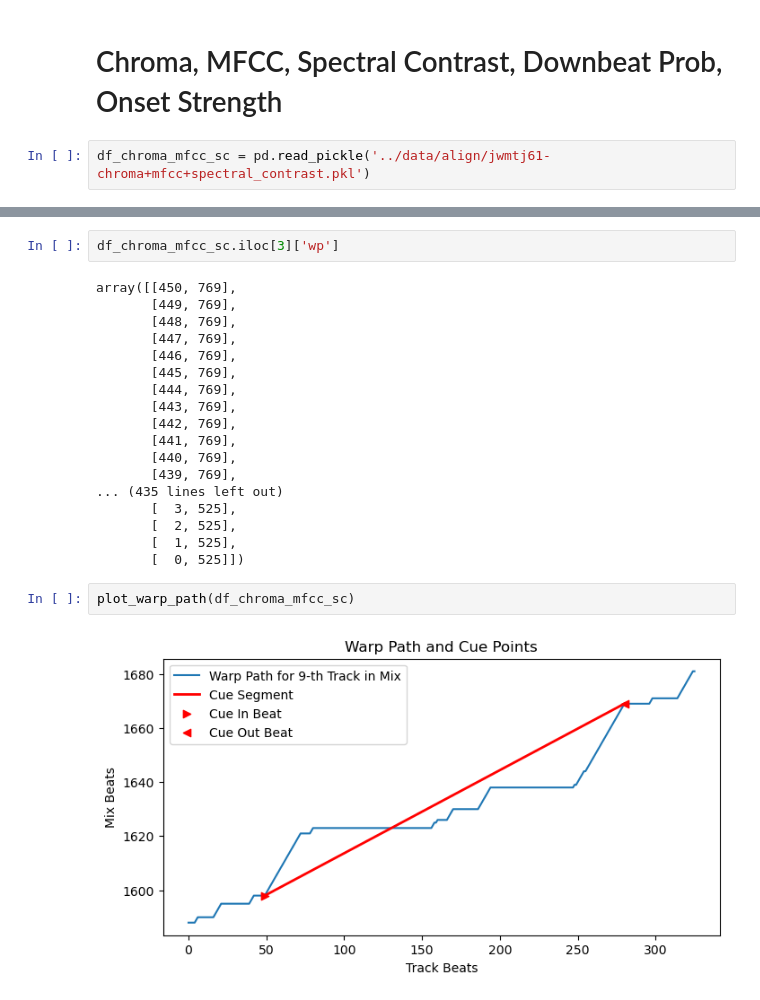
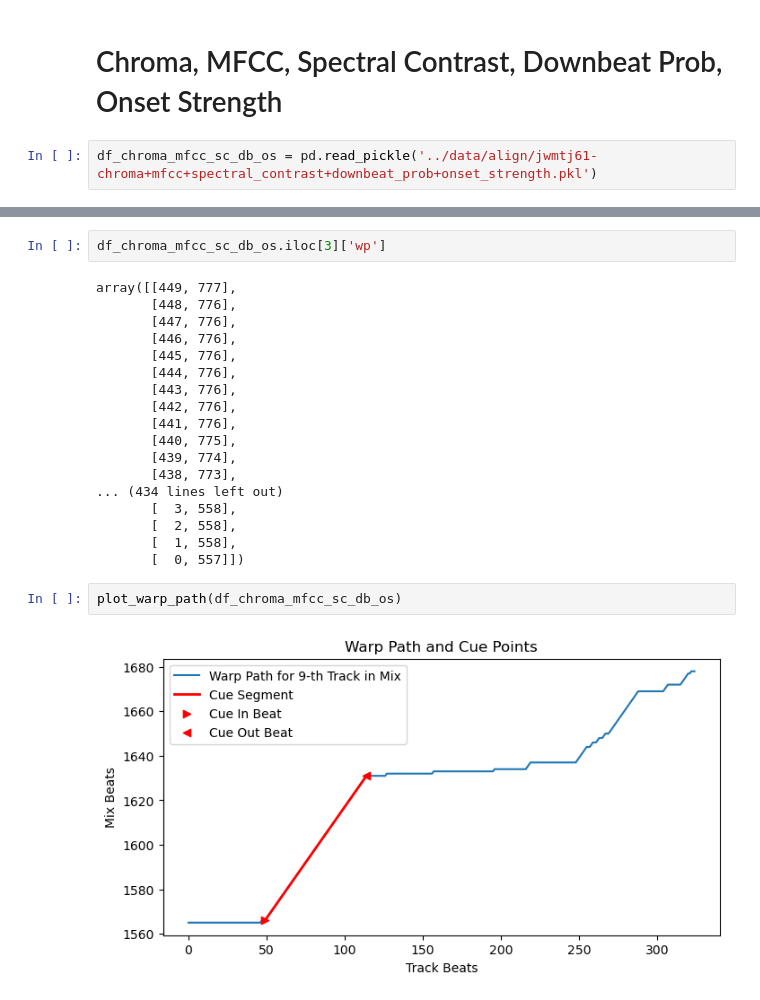
Before and after one commit to michaelhein39/dj-transition-predictor, a Jupyter notebook: notebooks/alignment_eda.ipynb, the cells around one changed output, grey strips where cells are left out. Drawn from its saved outputs; the diff is of its cells as text.

```diff
--- a/notebooks/alignment_eda.ipynb
+++ b/notebooks/alignment_eda.ipynb
@@ -620,5 +673,5 @@ array([[411, 222],
 # %% [markdown]
 # Chroma, MFCC, Spectral Contrast, Downbeat Prob, Onset Strength
 # %%
-df_chroma_mfcc_sc = pd.read_pickle('../data/align/jwmtj61-chroma+mfcc+spectral_contrast.pkl')
+df_chroma_mfcc_sc_db_os = pd.read_pickle('../data/align/jwmtj61-chroma+mfcc+spectral_contrast+downbeat_prob+onset_strength.pkl')
 # %%
@@ -693,24 +760,24 @@ df_chroma_mfcc_sc[['track_id', 'match_rate', 'best_cost',
 # %%
-df_chroma_mfcc_sc.iloc[3]['wp']
+df_chroma_mfcc_sc_db_os.iloc[3]['wp']
 # %% [output]
-array([[450, 769],
-       [449, 769],
-       [448, 769],
-       [447, 769],
-       [446, 769],
-       [445, 769],
-       [444, 769],
-       [443, 769],
-       [442, 769],
-       [441, 769],
-       [440, 769],
-       [439, 769],
-... (435 lines left out)
-       [  3, 525],
-       [  2, 525],
-       [  1, 525],
-       [  0, 525]])
+array([[449, 777],
+       [448, 776],
+       [447, 776],
+       [446, 776],
+       [445, 776],
+       [444, 776],
+       [443, 776],
+       [442, 776],
+       [441, 776],
+       [440, 775],
+       [439, 774],
+       [438, 773],
+... (434 lines left out)
+       [  3, 558],
+       [  2, 558],
+       [  1, 558],
+       [  0, 557]])
 # %%
-plot_warp_path(df_chroma_mfcc_sc)
+plot_warp_path(df_chroma_mfcc_sc_db_os)
 # %% [output]
-[figure, old version]
+[figure, new version]
```
Also changed, not shown: parts of 12 cells of this notebook.
